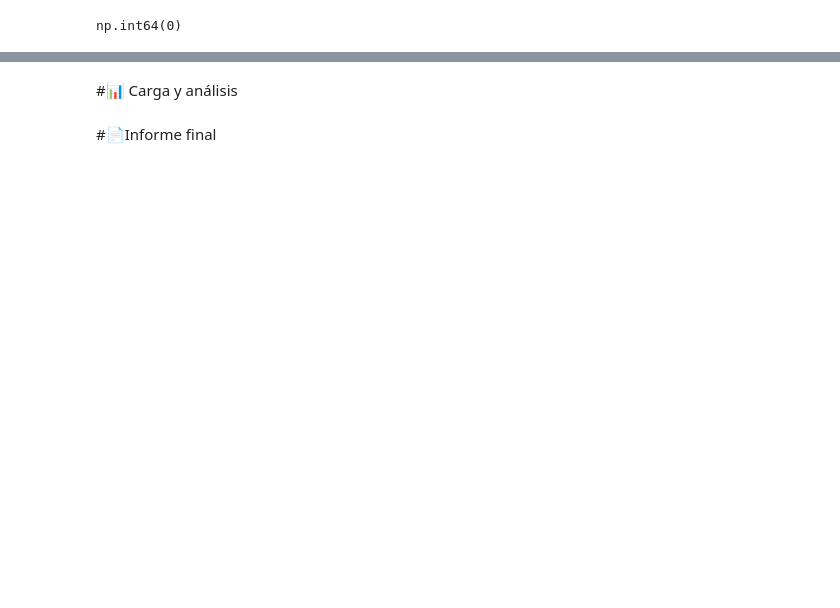
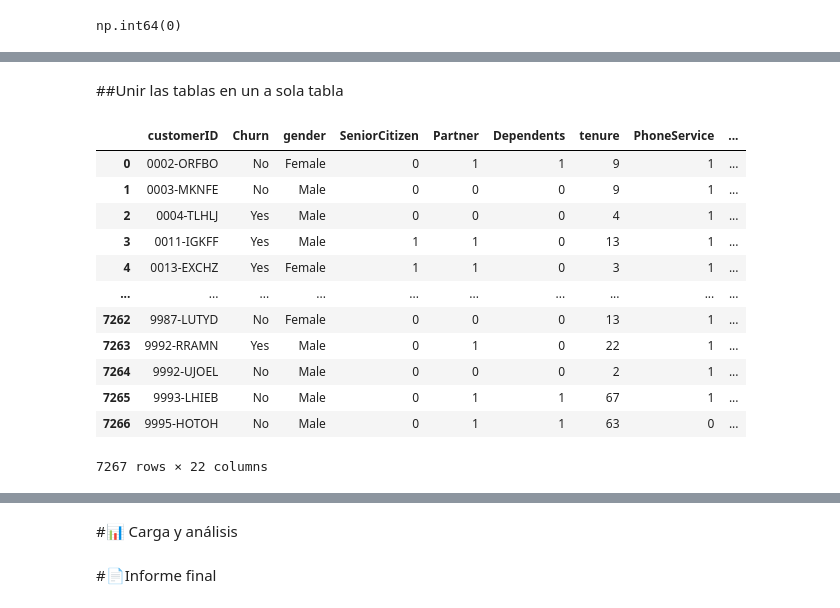
Before and after one commit to Ser2k2/challenge2-data-science-latam, a Jupyter notebook: TelecomX_LATAM.ipynb, the cells around one changed output, grey strips where cells are left out. Cells and saved outputs as stored; diff of their text form; code cells hidden in the pictures; blank space fills up the shorter version.

```diff
--- a/TelecomX_LATAM.ipynb
+++ b/TelecomX_LATAM.ipynb
@@ -718,0 +1240,7 @@ np.int64(336)
+# %%
+# Replace empty strings (' ') with NaN in the 'Charges.Total' column
+df_account_N['Charges.Total'] = df_account_N['Charges.Total'].replace(' ', np.nan)
+# %%
+# Now, convert the 'Charges.Total' column to float64.
+# The values that were originally ' ' are now NaN and can be handled by astype.
+df_account_N['Charges.Total'] = df_account_N['Charges.Total'].astype(np.float64)
@@ -718,0 +1297,2 @@ np.int64(336)
+# %%
+df_account_N['Cuentas.Diarias'] = (df_account_N['Charges.Monthly'] / 30).round(2)
@@ -721,0 +1333,20 @@ np.int64(336)
+# %% [markdown]
+##Unir las tablas en un a sola tabla
+# %%
+df_M = pd.concat([df[['customerID', 'Churn']], df_customer_N, df_phone_N, df_internet_N,df_account_N], axis = 1)
+# %%
+df_M
+# %% [output]
+|  | customerID | Churn | gender | SeniorCitizen | Partner | Dependents | tenure | PhoneService | ... |
+| 0 | 0002-ORFBO | No | Female | 0 | 1 | 1 | 9 | 1 | ... |
+| 1 | 0003-MKNFE | No | Male | 0 | 0 | 0 | 9 | 1 | ... |
+| 2 | 0004-TLHLJ | Yes | Male | 0 | 0 | 0 | 4 | 1 | ... |
+| 3 | 0011-IGKFF | Yes | Male | 1 | 1 | 0 | 13 | 1 | ... |
+| 4 | 0013-EXCHZ | Yes | Female | 1 | 1 | 0 | 3 | 1 | ... |
+| ... | ... | ... | ... | ... | ... | ... | ... | ... | ... |
+| 7262 | 9987-LUTYD | No | Female | 0 | 0 | 0 | 13 | 1 | ... |
+| 7263 | 9992-RRAMN | Yes | Male | 0 | 1 | 0 | 22 | 1 | ... |
+| 7264 | 9992-UJOEL | No | Male | 0 | 0 | 0 | 2 | 1 | ... |
+| 7265 | 9993-LHIEB | No | Male | 0 | 1 | 1 | 67 | 1 | ... |
+| 7266 | 9995-HOTOH | No | Male | 0 | 1 | 1 | 63 | 0 | ... |
+7267 rows × 22 columns
```
Also changed, not shown: parts of 150 cells of this notebook.
